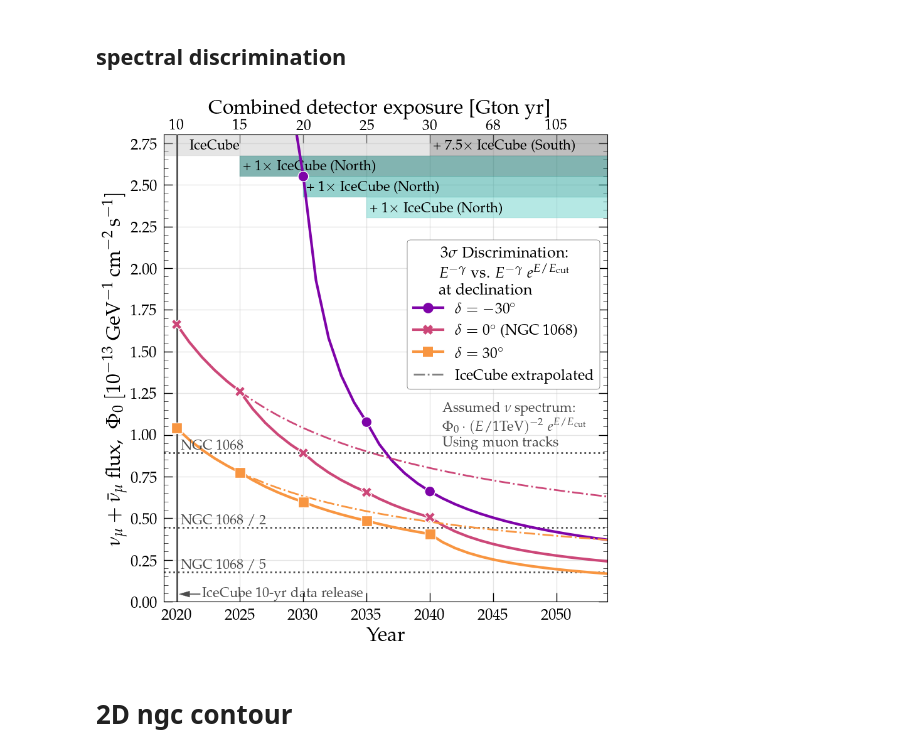
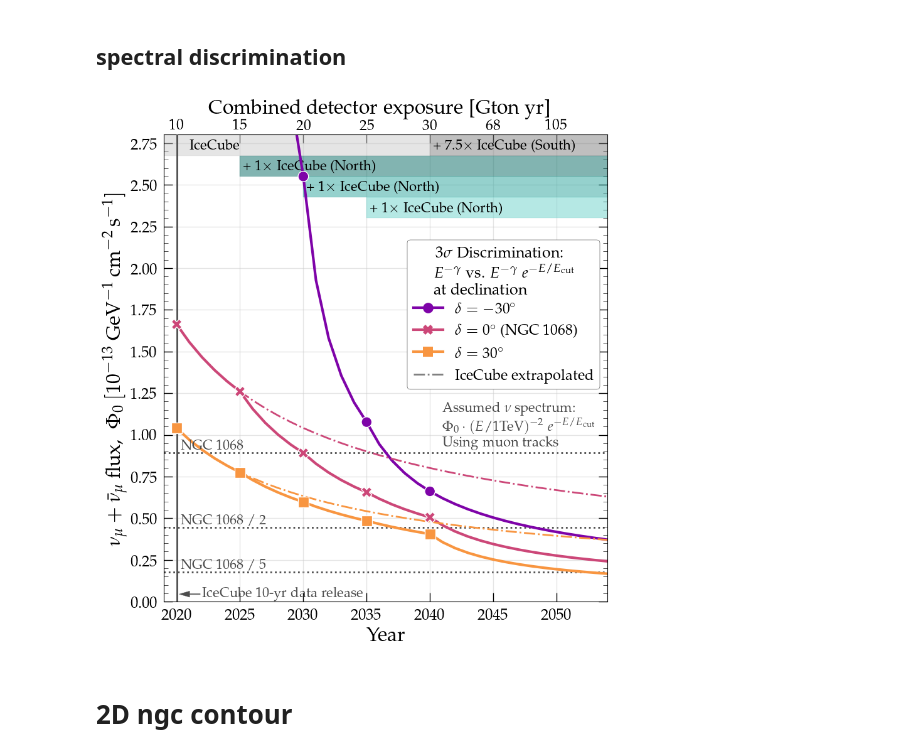
Before and after one commit to PLEnuM-group/Plenum, a Jupyter notebook: notebooks/misc/plotting_standalone.ipynb, the cells around one changed output. Drawn from its saved outputs; the diff is of its cells as text; code cells hidden in the pictures.

```diff
--- a/notebooks/misc/plotting_standalone.ipynb
+++ b/notebooks/misc/plotting_standalone.ipynb
@@ -777,7 +777,7 @@ ax.annotate(
 ax.annotate(
     r"Assumed $\nu$ spectrum: "
     + "\n"
-    + r"$\Phi_0 \cdot (E/{\rm 1 TeV})^{-2} ~e^{E/E_{\rm cut}}$"
+    + r"$\Phi_0 \cdot (E/{\rm 1 TeV})^{-2} ~e^{-E/E_{\rm cut}}$"
     + "\n Using muon tracks",
     #     xy=(2037.5, 0.045),
     xy=(2041, 1.2),
@@ -892,7 +892,7 @@ legend = ax.legend(
     loc=1,
     #     title="Source declination, $\delta$:",
     title=r"\hspace*{-0.7em}$3\sigma$ Discrimination: \\[0.3em]"
-    + r"$E^{-\gamma}$ vs. $E^{-\gamma}~e^{E/E_{\rm cut}}$ \\[0.3em]"
+    + r"$E^{-\gamma}$ vs. $E^{-\gamma}~e^{-E/E_{\rm cut}}$ \\[0.3em]"
     + r"at declination",
     # title=r"\hspace*{-0.7em}$3\sigma$ Discrimination: \\[0.3em] Power law vs. \\[0.3em]Power law with cutoff\\[0.3em] at declination",
     ncol=1,
@@ -940,35 +940,35 @@ ax.text(
 )
 
 ax.set_xlim(2019, yr_max - 1)
 ax.set_xlabel(r"Year", fontsize=23)
 ax.set_ylabel(
     r"$\nu_\mu + \bar{\nu}_\mu$ flux,~~$\Phi_{0} ~ [10^{-13}~\rm GeV^{-1} \, cm^{-2} \, s^{-1}]$",
     fontsize=23,
 )
 
 for ii in [1, 2, 5]:
     ax.axhline(ngc_cut_flux.norm * 1e13 / ii, ls=":", lw=2, color=font_color, zorder=0)
     ax.text(
         x=2020 + 0.3,
         y=0.02 + ngc_cut_flux.norm * 1e13 / ii,
         s="NGC 1068" if ii == 1 else f"NGC 1068 / {ii}",
         color=font_color,
         fontsize=16,  # "large",
         zorder=20,
     )
 
 ax.grid(alpha=0.5)
 ax.yaxis.set_major_locator(ticker.MultipleLocator(0.25))
 ax.yaxis.set_minor_locator(ticker.MultipleLocator(0.05))
 
 # ax.set_title("Point-source discovery potential ($5 \sigma$)", fontsize="xx-large", pad=60)
 f.savefig(
-    join(st.BASEPATH, plot_path, "time_evolution_significance_ps.pdf"),
+    join(st.BASEPATH, plot_path, "time_evolution_significance_spectral.pdf"),
     dpi=300,
     bbox_inches="tight",
 )
 # %% [output]
-[figure, old version]
+[figure, new version]
 # %% [markdown]
 # 2D ngc contour
 # %%
```
Also changed, not shown: parts of 12 cells of this notebook, 18 other files.
